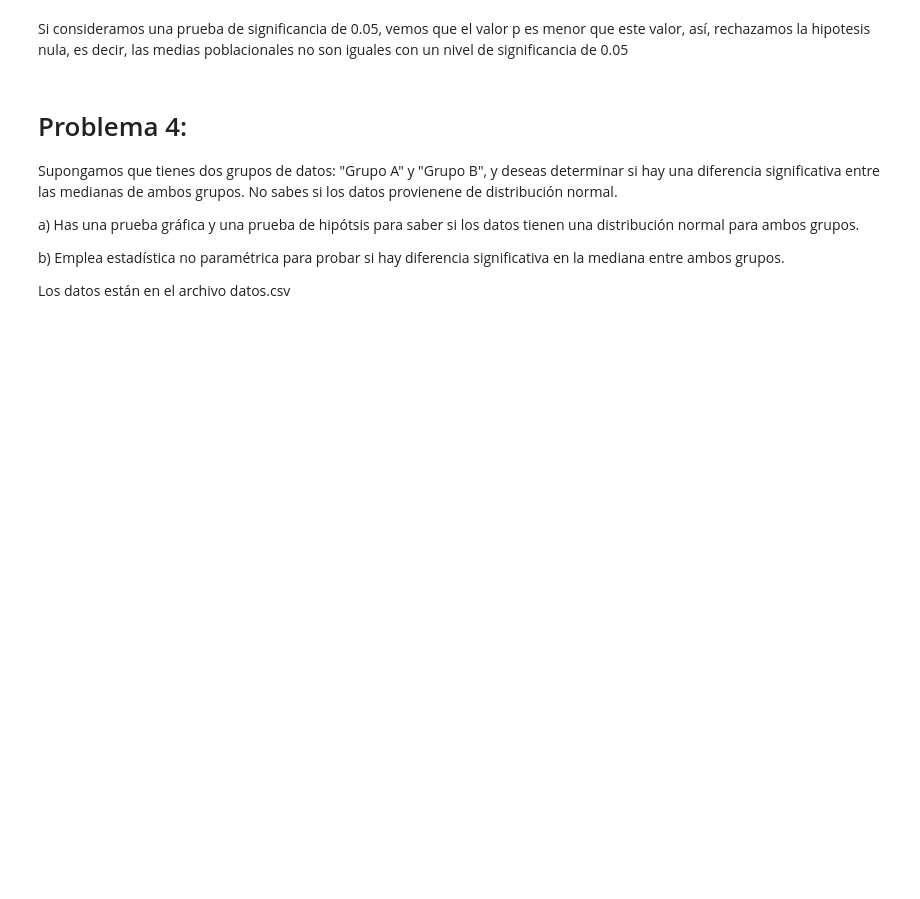
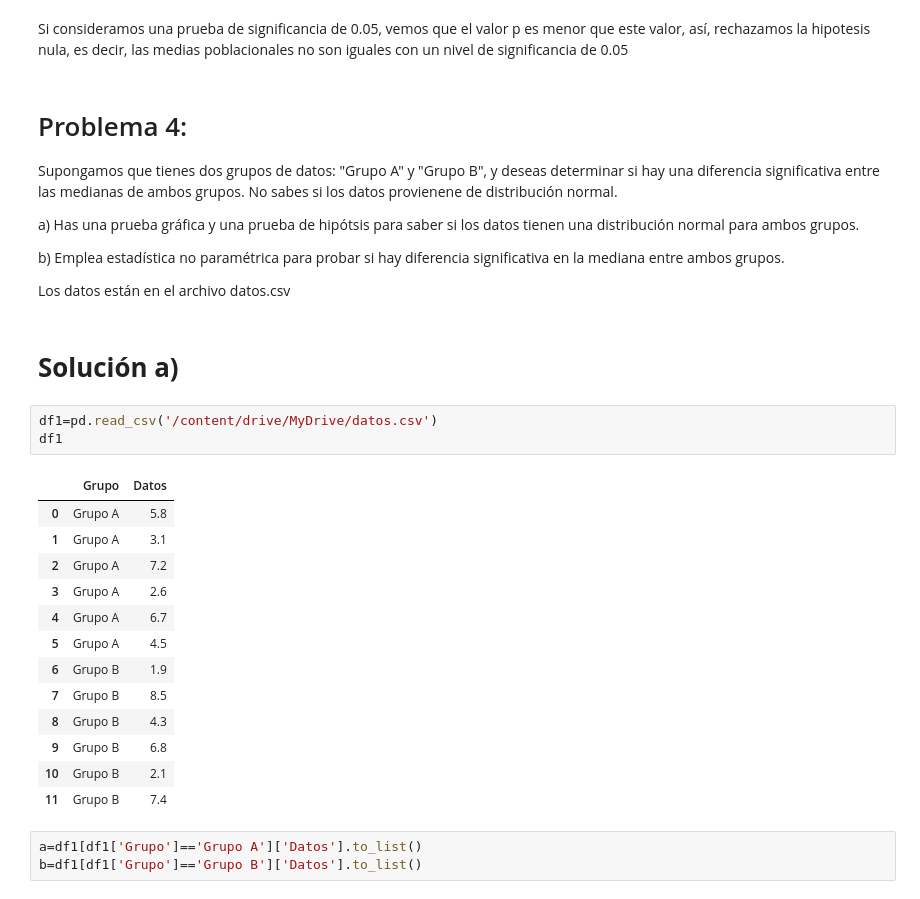
Before and after one commit to HugoMagos0725/Analisis_de_datos, a Jupyter notebook: Tarea_2_Inferencia_Estadistica.ipynb, the cells around one changed output. Cells and saved outputs as stored; diff of their text form; blank space fills up the shorter version.

```diff
--- a/Tarea_2_Inferencia_Estadistica.ipynb
+++ b/Tarea_2_Inferencia_Estadistica.ipynb
@@ -281,3 +281,25 @@ a) Has una prueba gráfica y una prueba de hipótsis para saber si los datos tie
 b) Emplea estadística no paramétrica para probar si hay diferencia significativa en la mediana entre ambos grupos.
 
 Los datos están en el archivo datos.csv
+# %% [markdown]
+# **Solución a)**
+# %%
+df1=pd.read_csv('/content/drive/MyDrive/datos.csv')
+df1
+# %% [output]
+|  | Grupo | Datos |
+| 0 | Grupo A | 5.8 |
+| 1 | Grupo A | 3.1 |
+| 2 | Grupo A | 7.2 |
+| 3 | Grupo A | 2.6 |
+| 4 | Grupo A | 6.7 |
+| 5 | Grupo A | 4.5 |
+| 6 | Grupo B | 1.9 |
+| 7 | Grupo B | 8.5 |
+| 8 | Grupo B | 4.3 |
+| 9 | Grupo B | 6.8 |
+| 10 | Grupo B | 2.1 |
+| 11 | Grupo B | 7.4 |
+# %%
+a=df1[df1['Grupo']=='Grupo A']['Datos'].to_list()
+b=df1[df1['Grupo']=='Grupo B']['Datos'].to_list()
```
Also changed, not shown: parts of 8 cells of this notebook.
